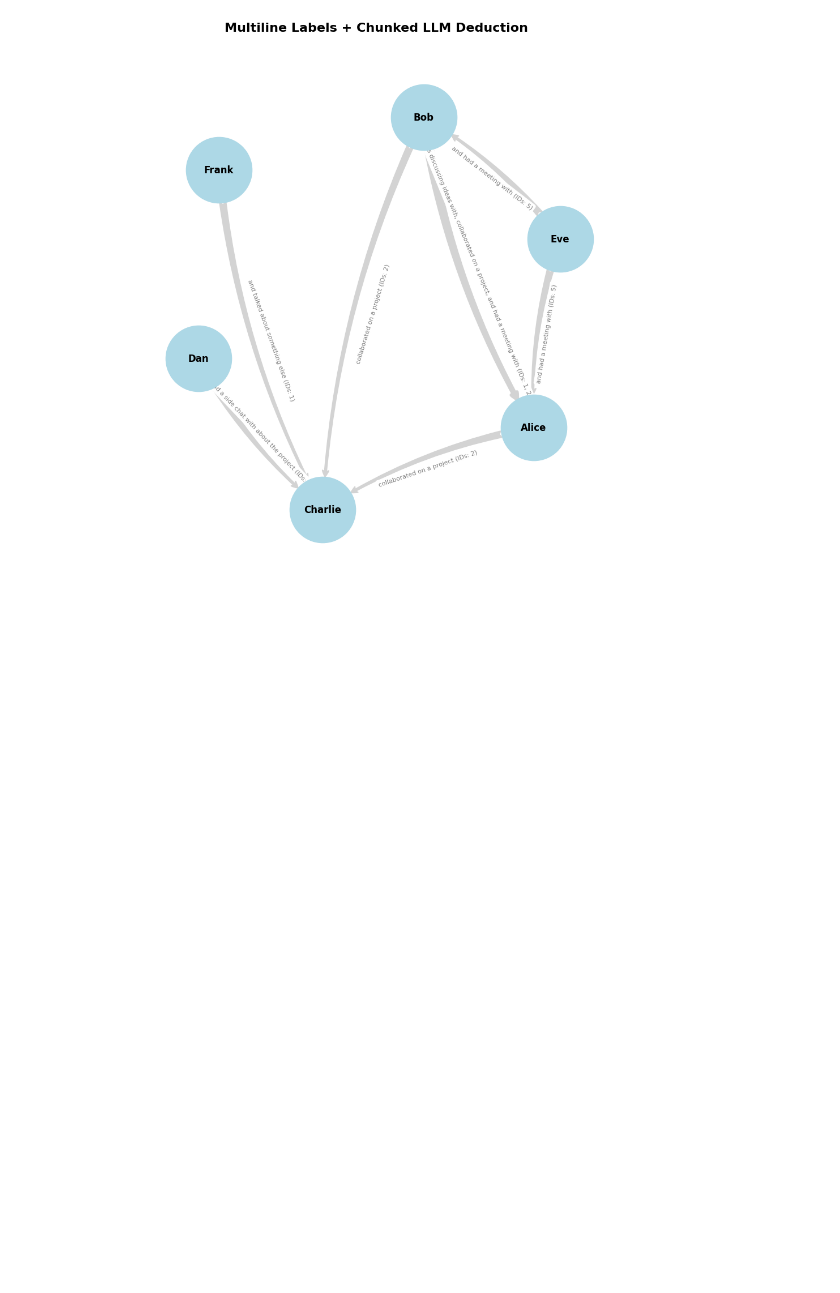
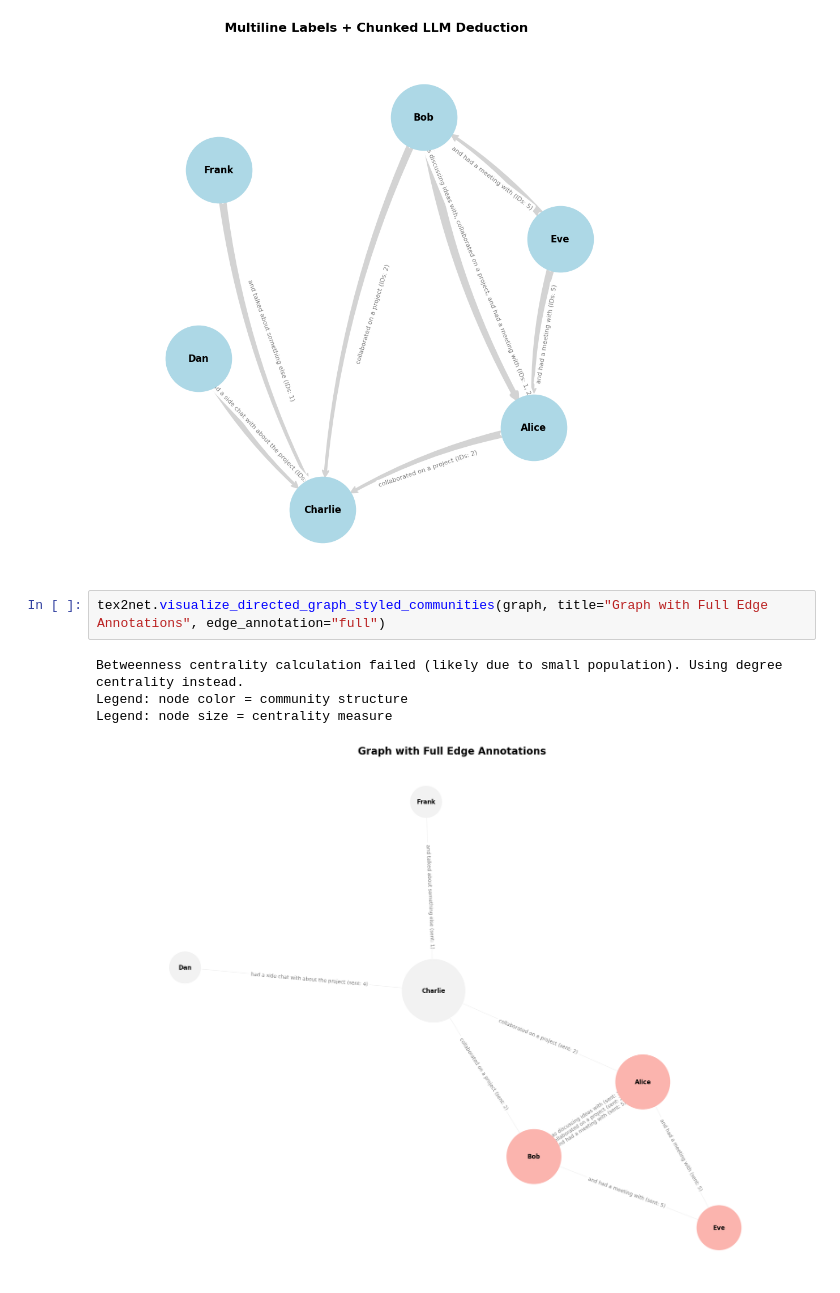
Before and after one commit to jtaca/tex2net, a Jupyter notebook: example_usage.ipynb, the cells around one changed output. Drawn from its saved outputs; the diff is of its cells as text; blank space fills up the shorter version.

```diff
--- a/example_usage.ipynb
+++ b/example_usage.ipynb
@@ -158,3 +200,10 @@ Alice and Bob co-occur in 3 distinct sentences.
 tex2net.visualize_directed_graph_styled(graph, title="Multiline Labels + Chunked LLM Deduction")
 # %% [output]
 [figure]
+# %%
+tex2net.visualize_directed_graph_styled_communities(graph, title="Graph with Full Edge Annotations", edge_annotation="full")
+# %% [output]
+Betweenness centrality calculation failed (likely due to small population). Using degree centrality instead.
+Legend: node color = community structure
+Legend: node size = centrality measure
+[figure, added]
```
Also changed, not shown: parts of 4 cells of this notebook.
